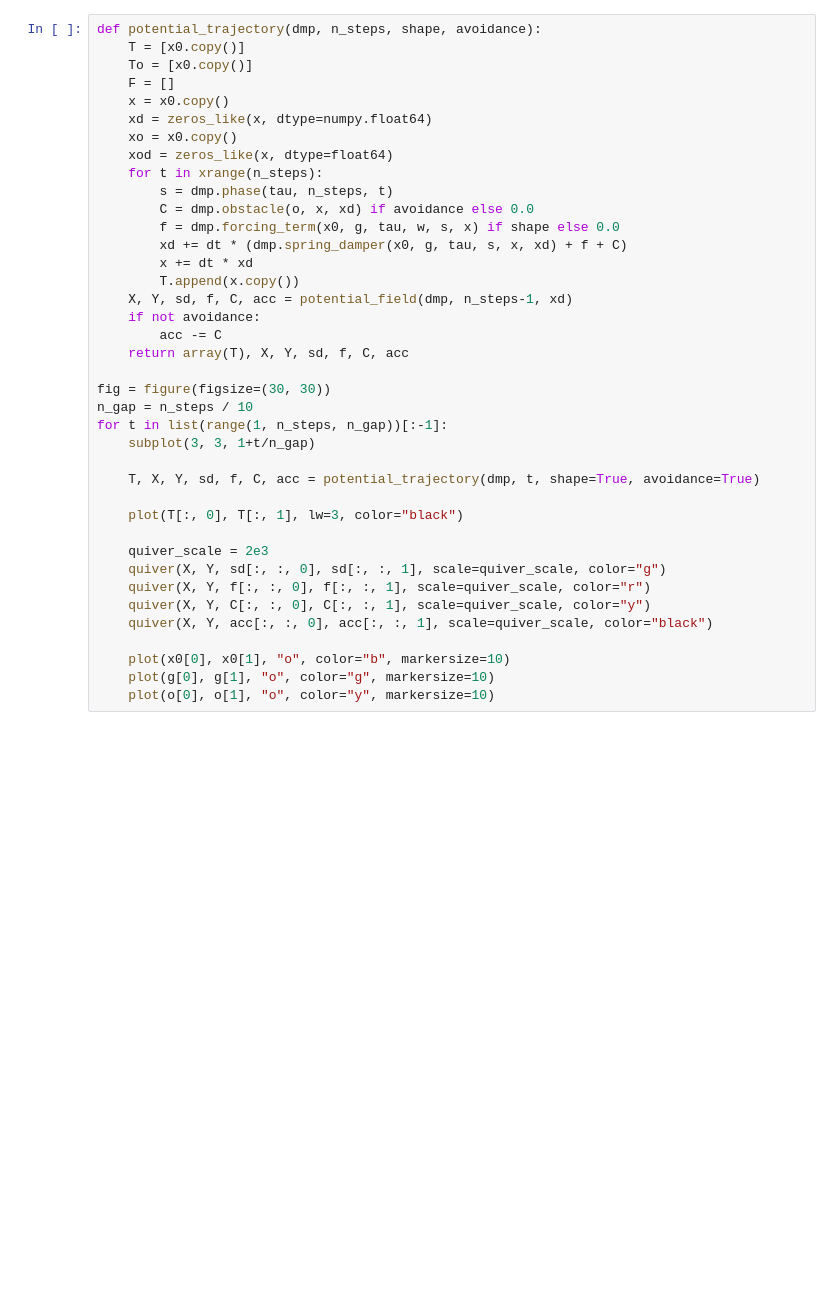
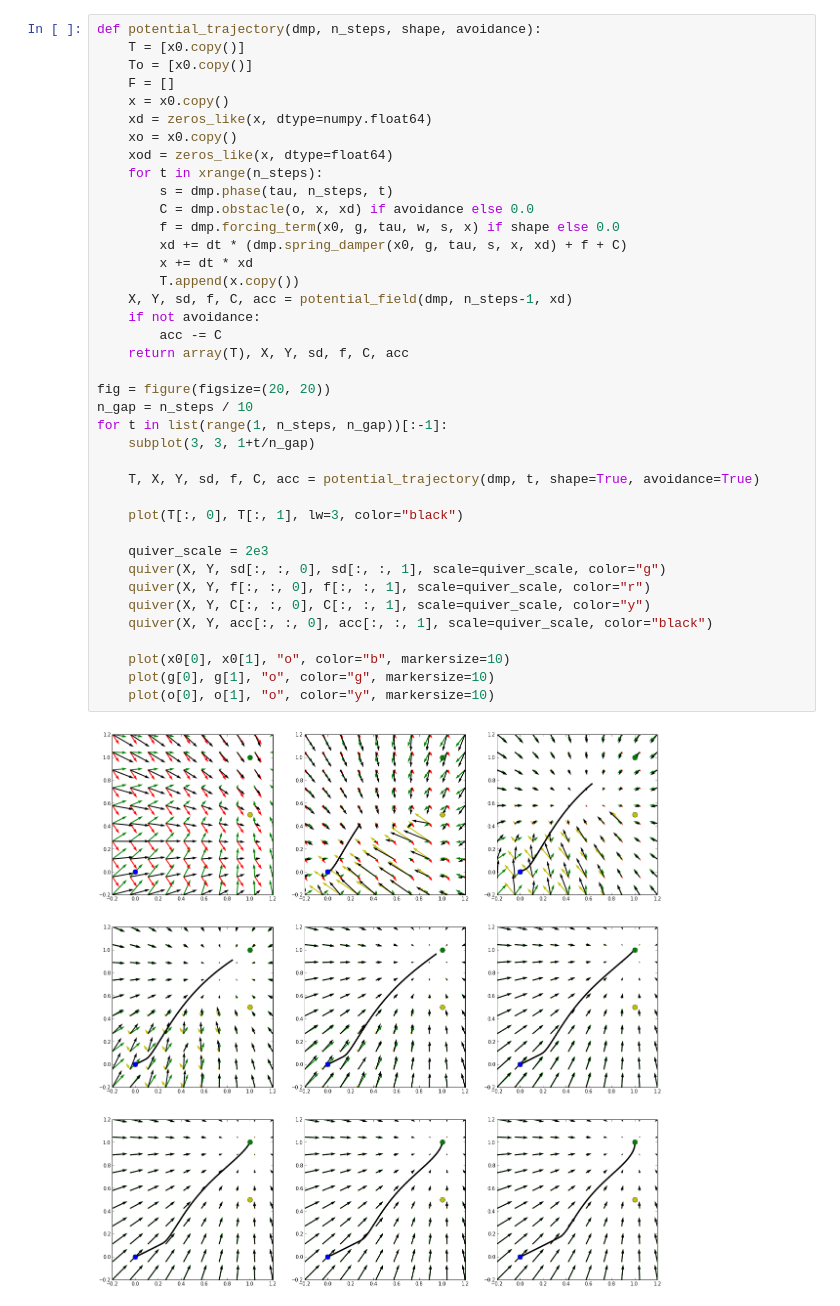
Before and after one commit to AlexanderFabisch/PyDMP, a Jupyter notebook: DMP.ipynb, the cells around one changed output. Drawn from its saved outputs; the diff is of its cells as text; blank space fills up the shorter version.

```diff
--- a/DMP.ipynb
+++ b/DMP.ipynb
@@ -103,31 +122,33 @@ def potential_trajectory(dmp, n_steps, shape, avoidance):
     xod = zeros_like(x, dtype=float64)
     for t in xrange(n_steps):
         s = dmp.phase(tau, n_steps, t)
         C = dmp.obstacle(o, x, xd) if avoidance else 0.0
         f = dmp.forcing_term(x0, g, tau, w, s, x) if shape else 0.0
         xd += dt * (dmp.spring_damper(x0, g, tau, s, x, xd) + f + C)
         x += dt * xd
         T.append(x.copy())
     X, Y, sd, f, C, acc = potential_field(dmp, n_steps-1, xd)
     if not avoidance:
         acc -= C
     return array(T), X, Y, sd, f, C, acc
 
-fig = figure(figsize=(30, 30))
+fig = figure(figsize=(20, 20))
 n_gap = n_steps / 10
 for t in list(range(1, n_steps, n_gap))[:-1]:
     subplot(3, 3, 1+t/n_gap)
 
     T, X, Y, sd, f, C, acc = potential_trajectory(dmp, t, shape=True, avoidance=True)
 
     plot(T[:, 0], T[:, 1], lw=3, color="black")
 
     quiver_scale = 2e3
     quiver(X, Y, sd[:, :, 0], sd[:, :, 1], scale=quiver_scale, color="g")
     quiver(X, Y, f[:, :, 0], f[:, :, 1], scale=quiver_scale, color="r")
     quiver(X, Y, C[:, :, 0], C[:, :, 1], scale=quiver_scale, color="y")
     quiver(X, Y, acc[:, :, 0], acc[:, :, 1], scale=quiver_scale, color="black")
 
     plot(x0[0], x0[1], "o", color="b", markersize=10)
     plot(g[0], g[1], "o", color="g", markersize=10)
     plot(o[0], o[1], "o", color="y", markersize=10)
+# %% [output]
+[figure, added]
```
Also changed, not shown: parts of 4 cells of this notebook, 1 other file.
